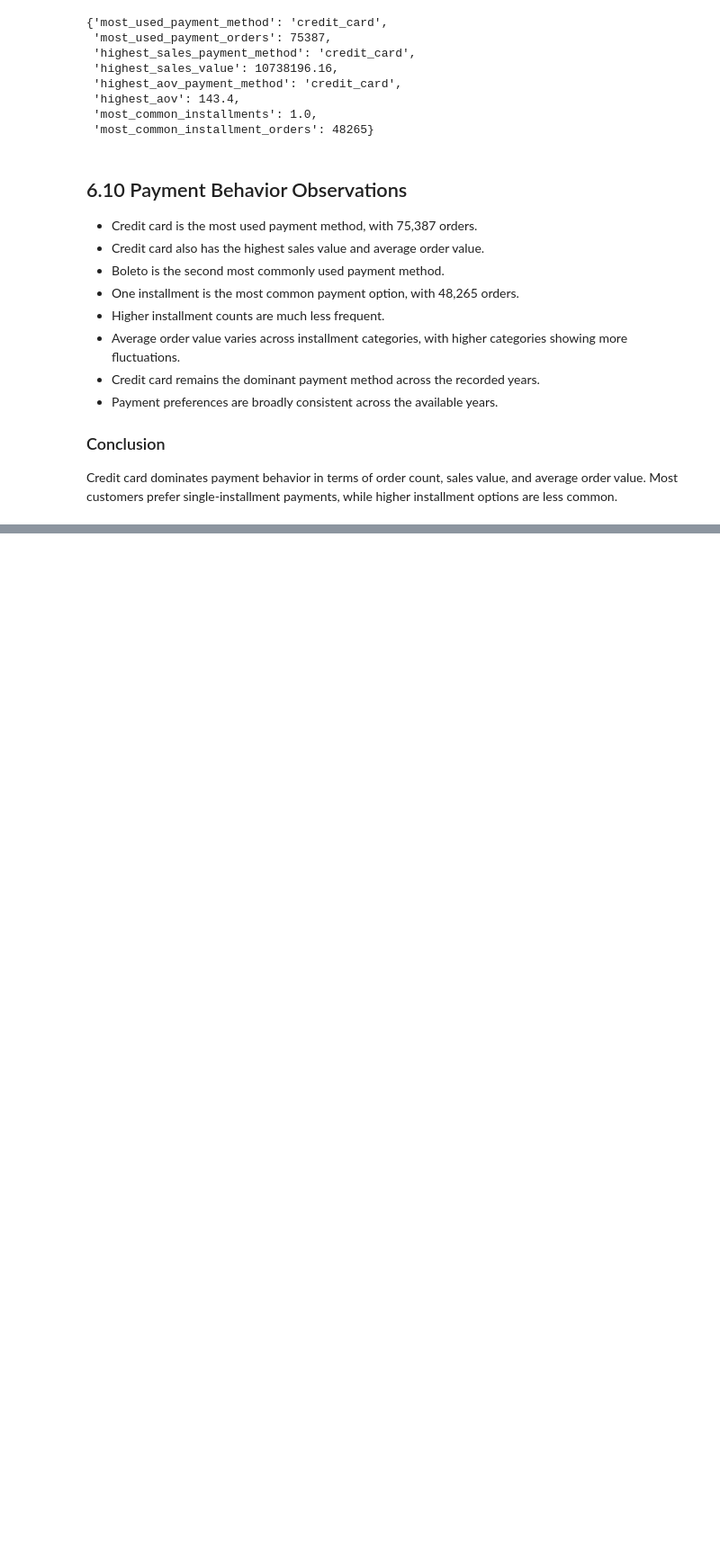
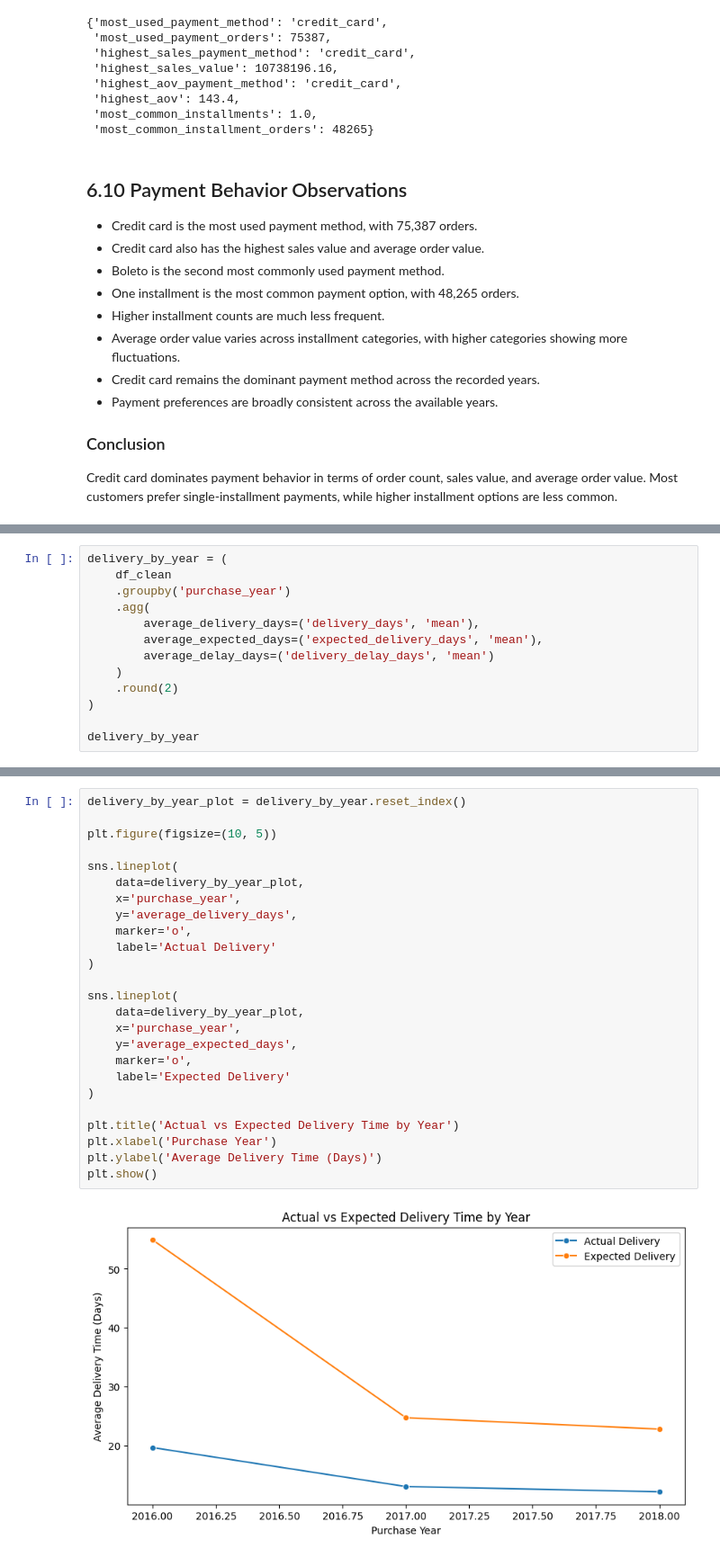
Before and after one commit to PranjaliSBidwe/E-Commerce_Sales_Customer_Behavior_Analysis, a Jupyter notebook: 01_data_understanding.ipynb, the cells around one changed output, grey strips where cells are left out. Shown at 90% size. Saved outputs shown, nothing was run; the diff lists cells and outputs as text; blank space fills up the shorter version.

```diff
--- a/01_data_understanding.ipynb
+++ b/01_data_understanding.ipynb
@@ -1690,0 +1783,13 @@ Credit card dominates payment behavior in terms of order count, sales value, and
+# %%
+delivery_by_year = (
+    df_clean
+    .groupby('purchase_year')
+    .agg(
+        average_delivery_days=('delivery_days', 'mean'),
+        average_expected_days=('expected_delivery_days', 'mean'),
+        average_delay_days=('delivery_delay_days', 'mean')
+    )
+    .round(2)
+)
+
+delivery_by_year
@@ -1690,0 +1802,27 @@ Credit card dominates payment behavior in terms of order count, sales value, and
+# %%
+delivery_by_year_plot = delivery_by_year.reset_index()
+
+plt.figure(figsize=(10, 5))
+
+sns.lineplot(
+    data=delivery_by_year_plot,
+    x='purchase_year',
+    y='average_delivery_days',
+    marker='o',
+    label='Actual Delivery'
+)
+
+sns.lineplot(
+    data=delivery_by_year_plot,
+    x='purchase_year',
+    y='average_expected_days',
+    marker='o',
+    label='Expected Delivery'
+)
+
+plt.title('Actual vs Expected Delivery Time by Year')
+plt.xlabel('Purchase Year')
+plt.ylabel('Average Delivery Time (Days)')
+plt.show()
+# %% [output]
+[figure, added]
```
Also changed, not shown: parts of 26 cells of this notebook.
